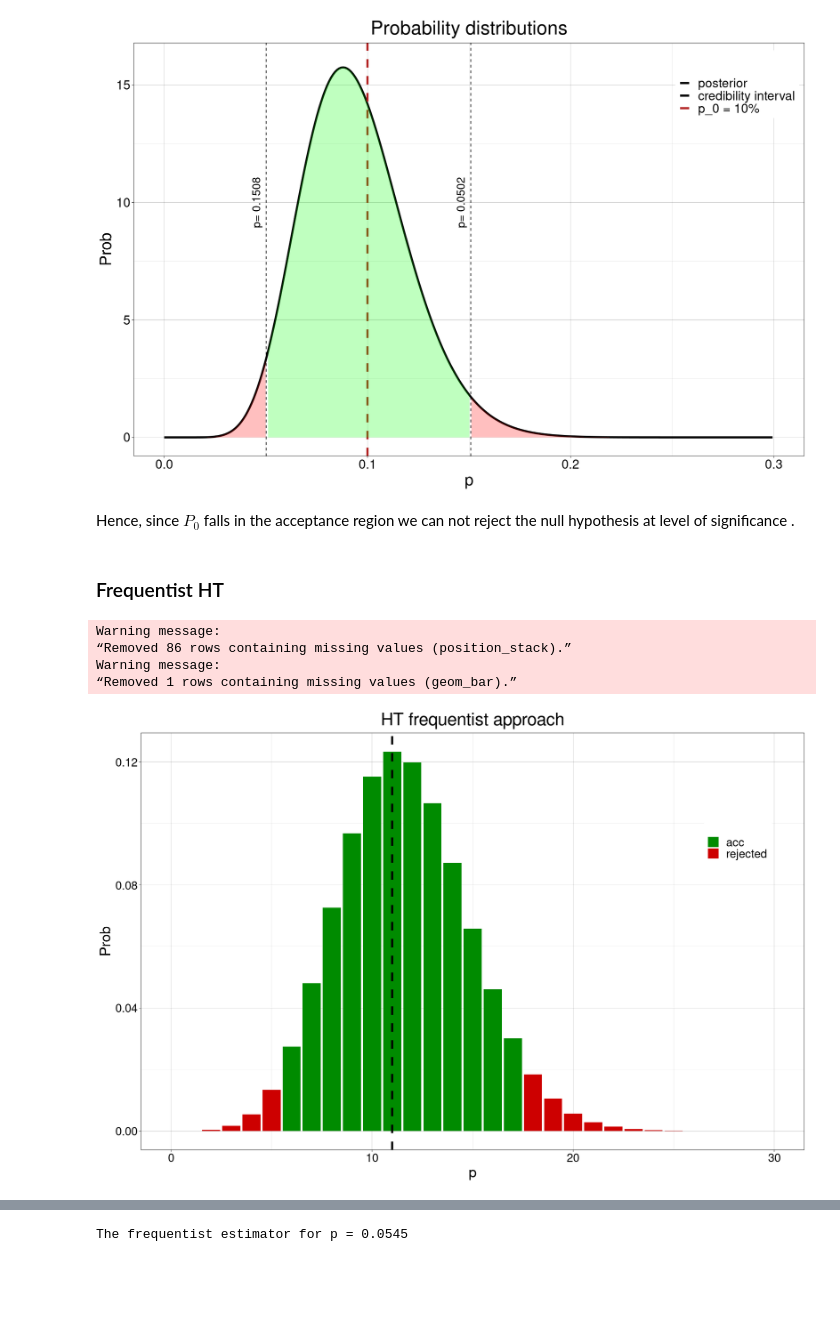
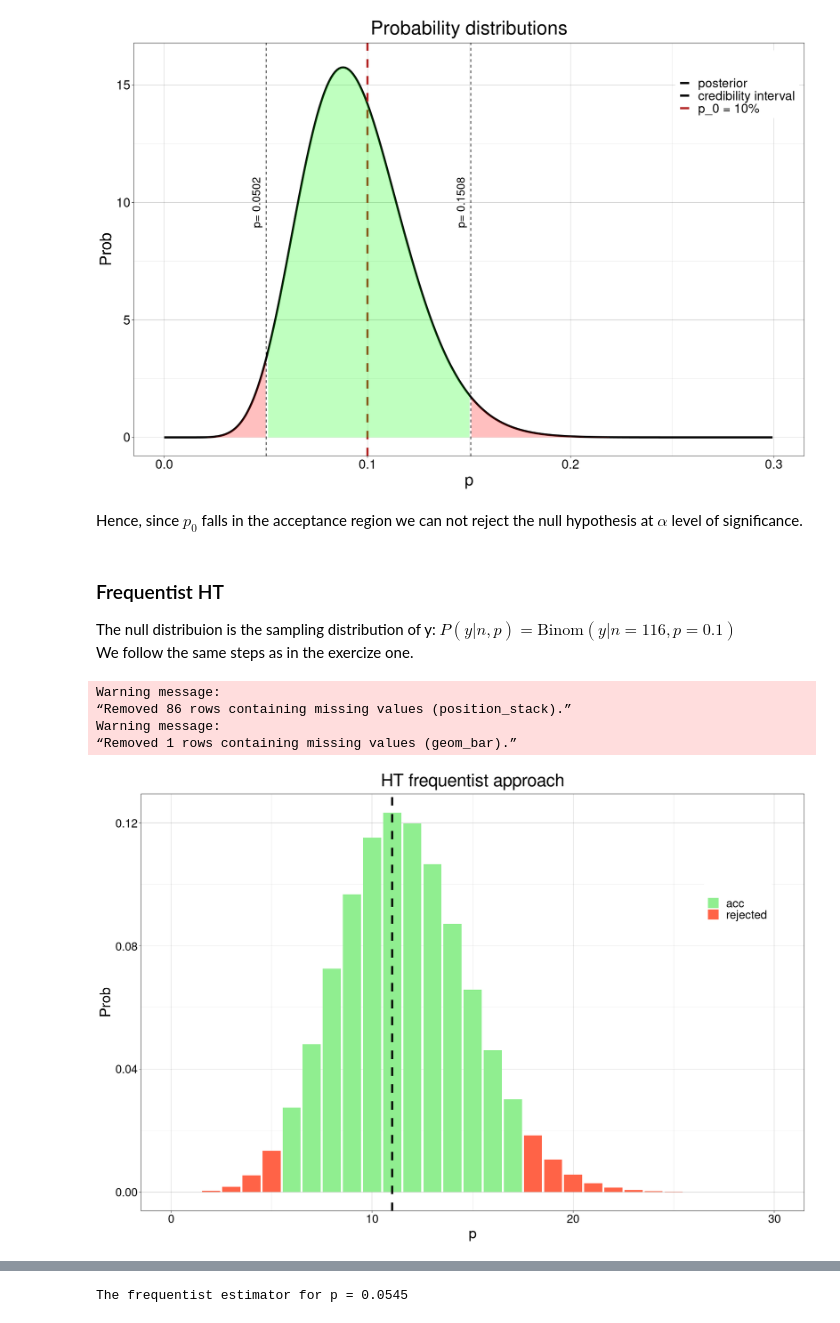
Before and after one commit to PietroCappelli/Advance_stat, a Jupyter notebook: Exercises/exercise06.ipynb, the cells around one changed output, grey strips where cells are left out. Drawn from its saved outputs; the diff is of its cells as text; code cells hidden in the pictures; blank space fills up the shorter version.

```diff
--- a/Exercises/exercise06.ipynb
+++ b/Exercises/exercise06.ipynb
@@ -139,13 +163,15 @@ p_rej <- seq(p_alpha, 0.3, length.out=150)
 
 plot <- ggplot() +
         geom_line(aes(x=p, y=beta_distr, color="posterior"),lwd=1.5) +
-        geom_vline(xintercept = p_alpha, color="green", lwd=1.5) +
+        geom_vline(xintercept = p_alpha, color="black", lwd=1) +
         geom_vline(xintercept = p_0, linetype="dashed", color="firebrick", lwd=1.5) +
+        geom_area(aes(x = ifelse(p<p_alpha, p, 0), y=beta_distr,), fill=adjustcolor("green",alpha.f=0.25))+
+        geom_area(aes(x = ifelse(p>p_alpha-0.0005, p, 1), y=beta_distr,), fill=adjustcolor("red",alpha.f=0.25))+
         theme_linedraw() +
         xlim(0,0.3)+
-        scale_color_manual(name = "", values = c("posterior" = "deepskyblue","accettance limit"="green", "p_0" = "firebrick" ))+
-        labs(title=glue("Probability distributions"), x="p",y="Prob")+
-        theme(text = element_text(size=22), plot.title = element_text( hjust = 0.5))
+        scale_color_manual(name = "", values = c("posterior" = "black","accettance limit"="black", "p_0" = "firebrick","acc region"="green", "rej region" = "red" ))+
+        labs(title=glue("Bayesian HT"), x="p",y="Prob")+
+        theme(text = element_text(size=22), plot.title = element_text( hjust = 0.5), legend.position=c(.9,.75))
 
 plot
 # %% [output]
@@ -440,8 +514,8 @@ plot <- ggplot() +
         xlim(0,0.3)+
         ylim(0,16)+
 
-        annotate("text", x=low-0.005, y=10, label= paste("p=",round(high,4)),angle=90, size=6) +
-        annotate("text", x=high-0.005, y=10, label= paste("p=",round(low,4)),angle=90, size=6) +
+        annotate("text", x=low-0.005, y=10, label= paste("p=",round(low,4)),angle=90, size=6) +
+        annotate("text", x=high-0.005, y=10, label= paste("p=",round(high,4)),angle=90, size=6) +
 
         scale_color_manual(name = "", values = c("posterior" = "black","credibility interval"="black", "p_0 = 10%" = "firebrick" ))+
         labs(title=glue("Probability distributions"), x="p",y="Prob")+
@@ -454,41 +528,43 @@ Warning message:
 “Removed 700 row(s) containing missing values (geom_path).”
 [figure]
 # %% [markdown]
-Hence, since $P_0$ falls in the acceptance region we can not reject the null hypothesis at level of significance .
+Hence, since $p_0$ falls in the acceptance region we can not reject the null hypothesis at $\alpha$ level of significance.
-# %% [markdown]
-### Frequentist HT
+# %% [markdown]
+### Frequentist HT
+The null distribuion is the sampling distribution of y: $P(y|n,p) = \text{Binom}(y|n=116,p=0.1)$\
+We follow the same steps as in the exercize one.
 # %%
 n <- 116
 y <- 11
 y_i <- 1:n
 
 p_test <- pbinom(y_i, n, 0.1)
 
 
 y_acc <- y_i[p_test > 0.025 & p_test<0.975]
 y_rej_left  <- y_i[p_test < 0.025]
 y_rej_right <- y_i[p_test > 0.975]
 
 pp_test <- dbinom(y_i, n, p_h0)
 col <- c(rep("rejected",length(y_rej_left)),rep("acc",length(y_acc)),rep("rejected",length(y_rej_right)) )
 
 df <- data.frame(y_i, pp_test,col)
 
 options(repr.plot.width=15, repr.plot.height=10)
 
 barp <- ggplot(df, aes(x=y_i, y=pp_test,fill=col)) +
         geom_bar(stat="identity")+
         geom_vline(xintercept = y, linetype="dashed", color="black", lwd=1.5) +
         theme_linedraw() +
         xlim(0,30)+
-        scale_fill_manual(name="",values = c(adjustcolor("green4",alpha.f=1),adjustcolor("red3",alpha.f=1)) )+
+        scale_fill_manual(name="",values = c(adjustcolor("#90ee90",alpha.f=2),adjustcolor("tomato",alpha.f=1)) )+
         labs(title=glue("HT frequentist approach"), x="p",y="Prob")+
         theme(text = element_text(size=22), plot.title = element_text( hjust = 0.5),
                 legend.position=c(.9,.75))
 barp
 # %% [output]
 Warning message:
 “Removed 86 rows containing missing values (position_stack).”
 Warning message:
 “Removed 1 rows containing missing values (geom_bar).”
-[figure, old version]
+[figure, new version]
```
Also changed, not shown: parts of 39 cells of this notebook.
